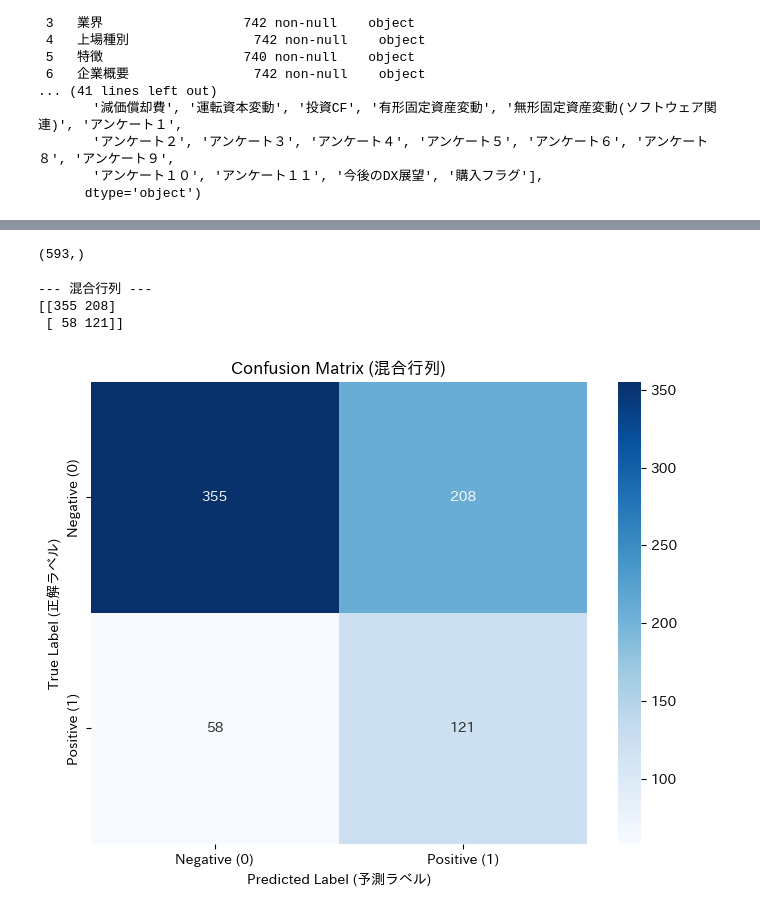
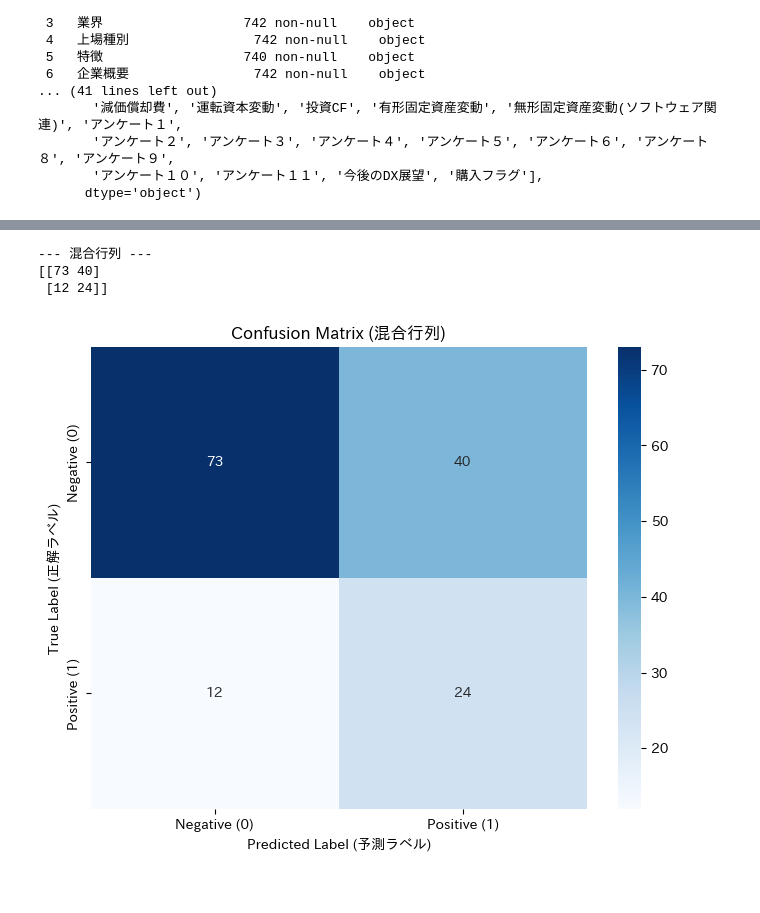
Before and after one commit to tako2go/StudentCup2026, a Jupyter notebook: StudentCompe.ipynb, the cells around one changed output, grey strips where cells are left out. Saved outputs shown, nothing was run; the diff lists cells and outputs as text; code cells hidden in the pictures.

```diff
--- a/StudentCompe.ipynb
+++ b/StudentCompe.ipynb
@@ -157,33 +185,29 @@ array(['PR', 'ST', 'GR'], dtype=object)
-# %%
-y_train_pred.shape
-# %% [output]
-(593,)
 # %%
 import numpy as np
 from sklearn.metrics import confusion_matrix, f1_score, precision_score, recall_score
 import seaborn as sns
 import matplotlib.pyplot as plt
 
-cm = confusion_matrix(y_train, y_train_pred)
+cm = confusion_matrix(y_test, y_test_pred)
 
 print("--- 混合行列 ---")
 print(cm)
 print("\n")
 
 
 plt.figure(figsize=(8, 6))
 sns.heatmap(cm, annot=True, fmt='d', cmap='Blues',
             xticklabels=['Negative (0)', 'Positive (1)'],
             yticklabels=['Negative (0)', 'Positive (1)'])
 plt.xlabel('Predicted Label (予測ラベル)')
 plt.ylabel('True Label (正解ラベル)')
 plt.title('Confusion Matrix (混合行列)')
 plt.show()
 # %% [output]
 --- 混合行列 ---
-[[355 208]
- [ 58 121]]
+[[73 40]
+ [12 24]]
-[figure, old version]
+[figure, new version]
 # %%
 def Calc_Metrics(answer, pred):
   # 適合率 (Precision): 陽性と予測した中で、実際に陽性だった割合
```
Also changed, not shown: parts of 8 cells of this notebook.
